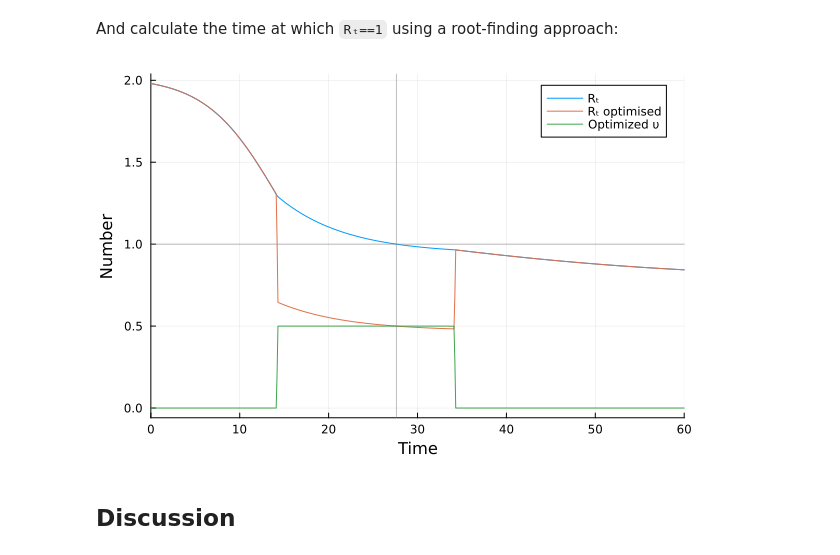
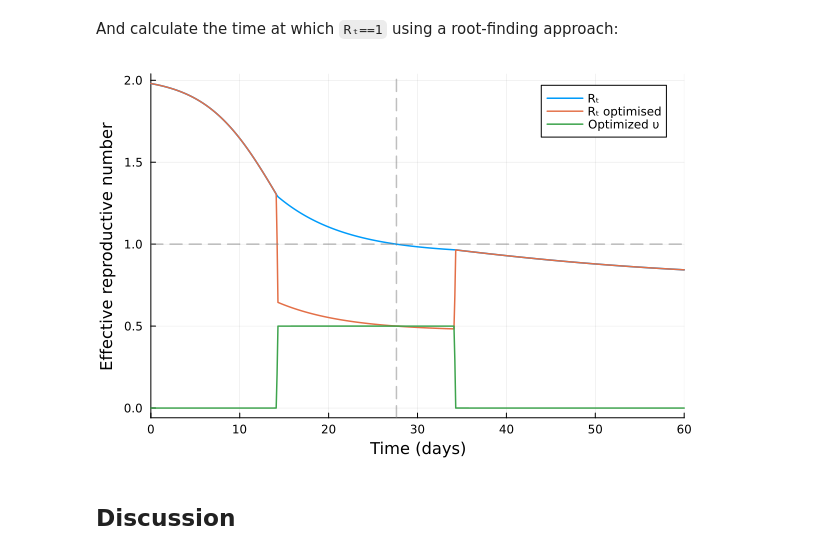
Before and after one commit to epirecipes/EpiPolicies, a Jupyter notebook: NPIs/Lockdown/SIR_lockdown_JuMP.ipynb, the cells around one changed output. Drawn from its saved outputs; the diff is of its cells as text; code cells hidden in the pictures.

Commit message:
Improved figures format

```diff
--- a/NPIs/Lockdown/SIR_lockdown_JuMP.ipynb
+++ b/NPIs/Lockdown/SIR_lockdown_JuMP.ipynb
@@ -286,13 +286,13 @@ u0 = [(tf-t0)/3]
 Rtprob = NonlinearProblem(f, u0)
 Rtsol = solve(Rtprob, NewtonRaphson(), abstol = 1e-9).u[1];
 # %%
-plot(ts, Rₜ_opt, label="Rₜ", xlabel="Time", ylabel="Number", legend=:topright, xlim=(0,60))
-plot!(ts, Rₜ′_opt, label="Rₜ optimised")
-plot!(ts, υ_opt, label="Optimized υ")
-vline!([Rtsol], color=:gray, alpha=0.5, label=false)
-hline!([1.0], color=:gray, alpha=0.5, label=false)
+plot(ts, Rₜ_opt, label="Rₜ", xlabel="Time (days)", ylabel="Effective reproductive number", legend=:topright, xlim=(0,60),linewidth=1.5)
+plot!(ts, Rₜ′_opt, label="Rₜ optimised",linewidth=1.5)
+plot!(ts, υ_opt, label="Optimized υ",linewidth=1.5)
+vline!([Rtsol], color=:gray, linestyle=:dash, alpha=0.5, label=false,linewidth=1.5)
+hline!([1.0], color=:gray, linestyle=:dash, alpha=0.5, label=false,linewidth=1.5)
 # %% [output]
-[figure, old version]
+[figure, new version]
 # %% [markdown]
 ## Discussion
 # %% [markdown]
```
Also changed, not shown: parts of 4 cells of this notebook, 45 other files.
